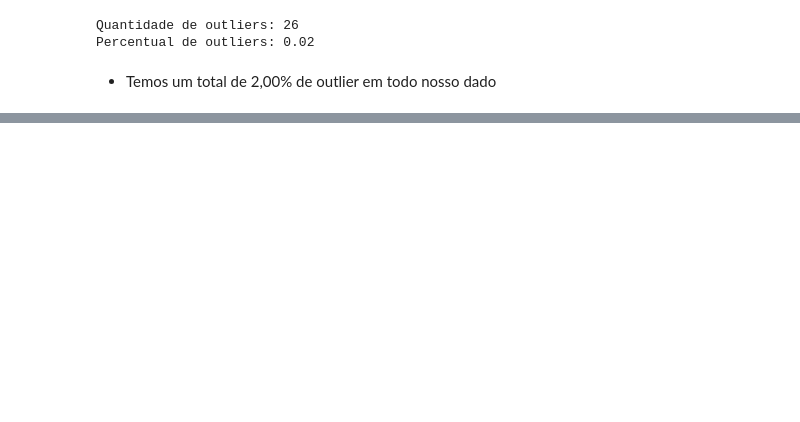
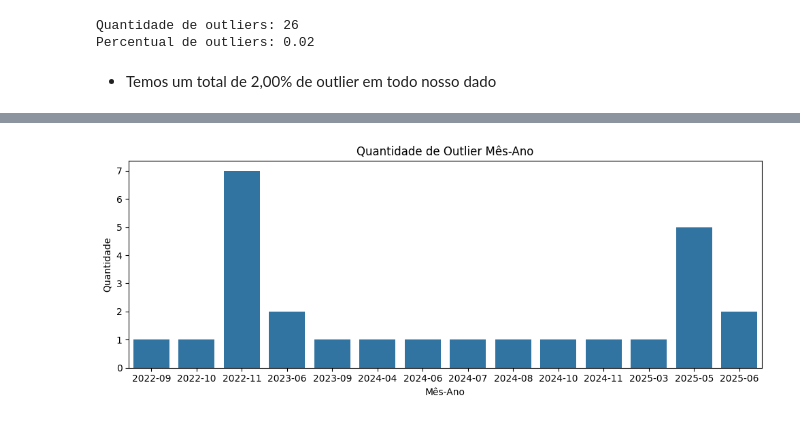
Before and after one commit to mateusalmeida11/mlops-forecast, a Jupyter notebook: notebooks/eda_for_ts.ipynb, the cells around one changed output, grey strips where cells are left out. Cells and saved outputs as stored; diff of their text form; code cells hidden in the pictures; blank space fills up the shorter version.

```diff
--- a/notebooks/eda_for_ts.ipynb
+++ b/notebooks/eda_for_ts.ipynb
@@ -146,0 +201,14 @@ Percentual de outliers: 0.02
+# %%
+outlier_year_month = ts_outlier['year_month'].value_counts().reset_index()
+outlier_year_month = outlier_year_month.sort_values('year_month')
+
+fig, ax = plt.subplots(figsize=(10,4))
+sns.barplot(data=outlier_year_month, x='year_month', y='count', ax=ax)
+ax.set_title('Quantidade de Outlier Mês-Ano')
+ax.set_ylabel('Quantidade')
+ax.set_xlabel('Mês-Ano')
+
+plt.tight_layout()
+plt.show()
+# %% [output]
+[figure, added]
```
Also changed, not shown: parts of 12 cells of this notebook.
